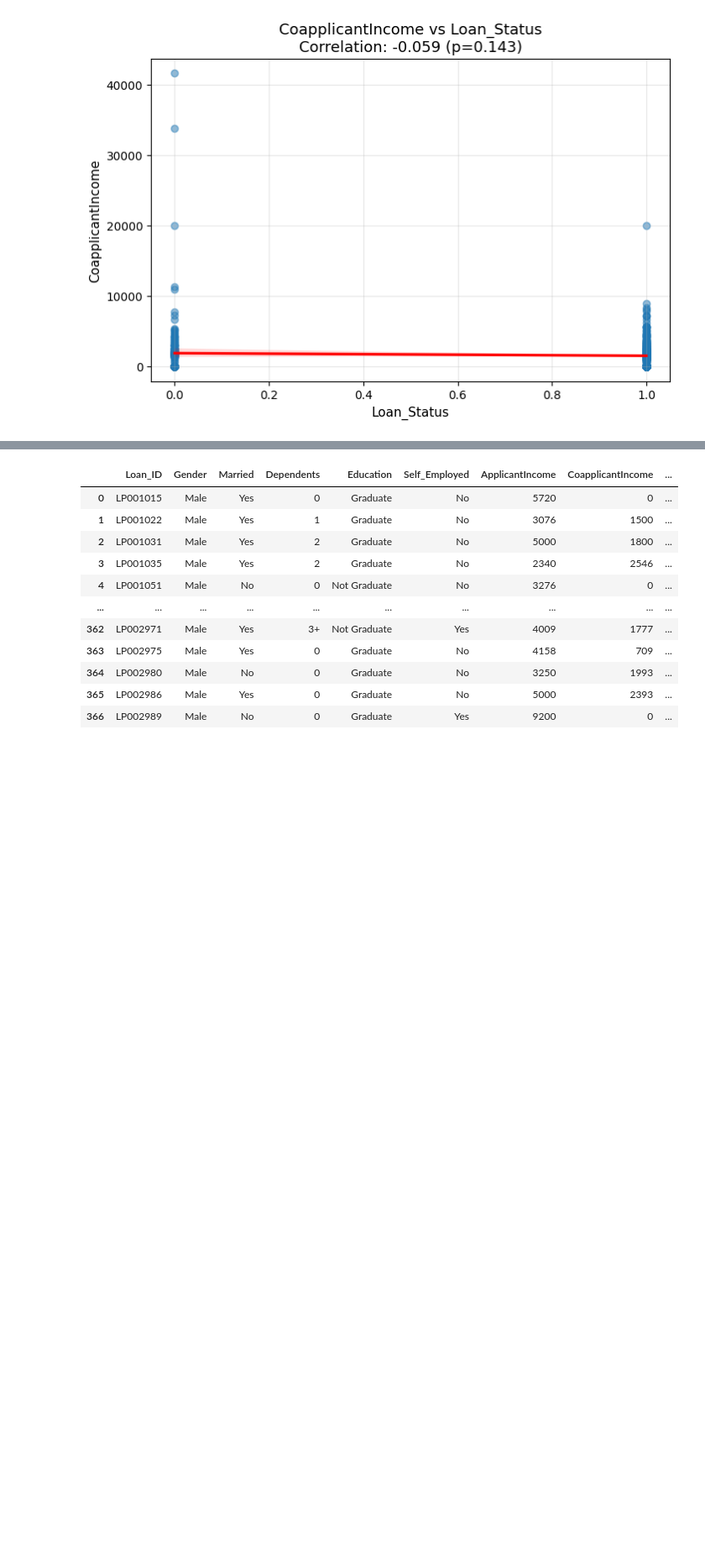
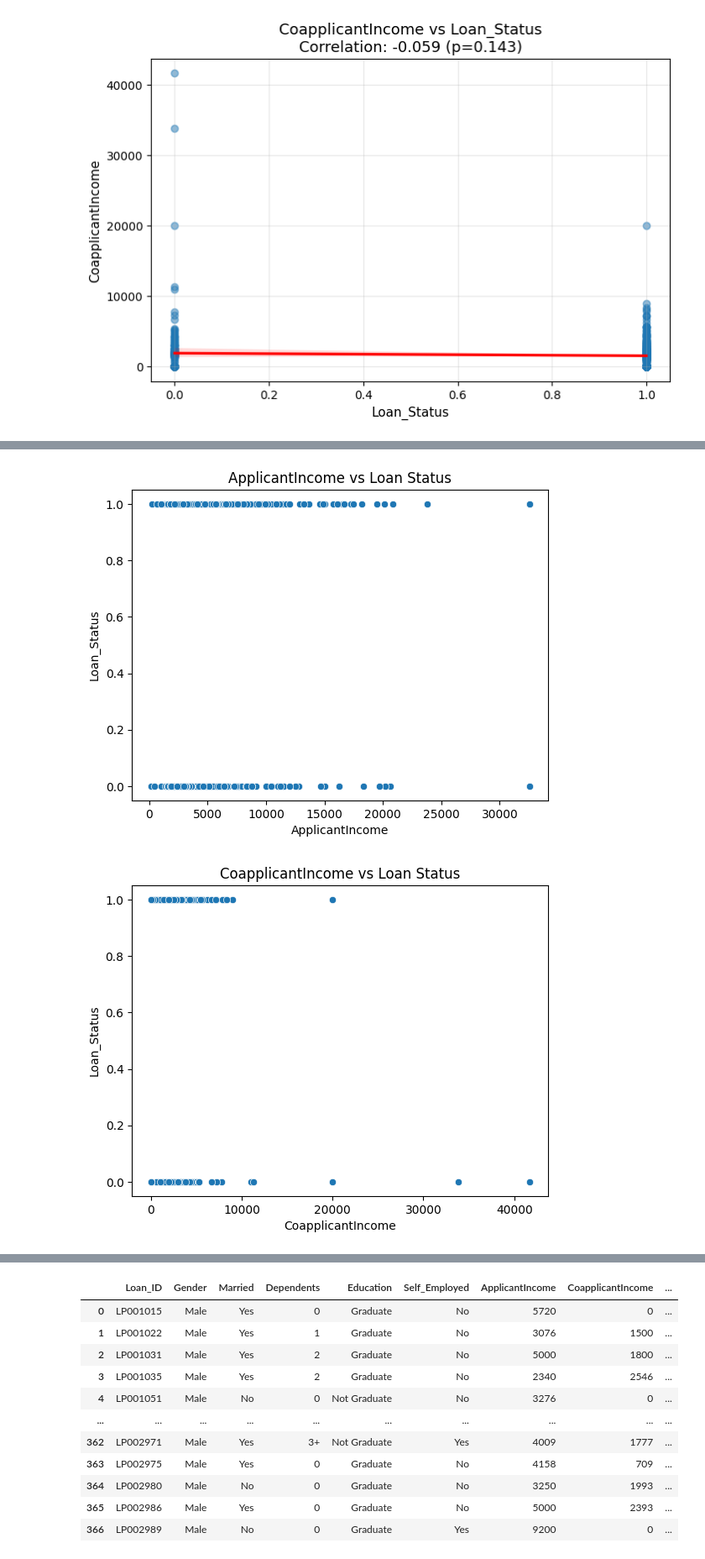
Before and after one commit to cheryvmak/my_tasks, a Jupyter notebook: Week_11/Day_5/Ml_pipeline/task.ipynb, the cells around one changed output, grey strips where cells are left out. Shown at 84% size. Drawn from its saved outputs; the diff is of its cells as text; code cells hidden in the pictures; blank space fills up the shorter version.

```diff
--- a/Week_11/Day_5/Ml_pipeline/task.ipynb
+++ b/Week_11/Day_5/Ml_pipeline/task.ipynb
@@ -847,3 +961,12 @@ def bivariate_num_cat(df1, feature, target='quality_label'):
     plt.xlabel(target)
     plt.ylabel(feature)
     plt.show()
+# %%
+
+for col in num_features.columns:
+    sns.scatterplot(x=df1[col], y=df1['Loan_Status'])
+    plt.title(f"{col} vs Loan Status")
+    plt.show()
+# %% [output]
+[figure, added]
+[figure, added]
```
Also changed, not shown: parts of 25 cells of this notebook, 4 other files.
